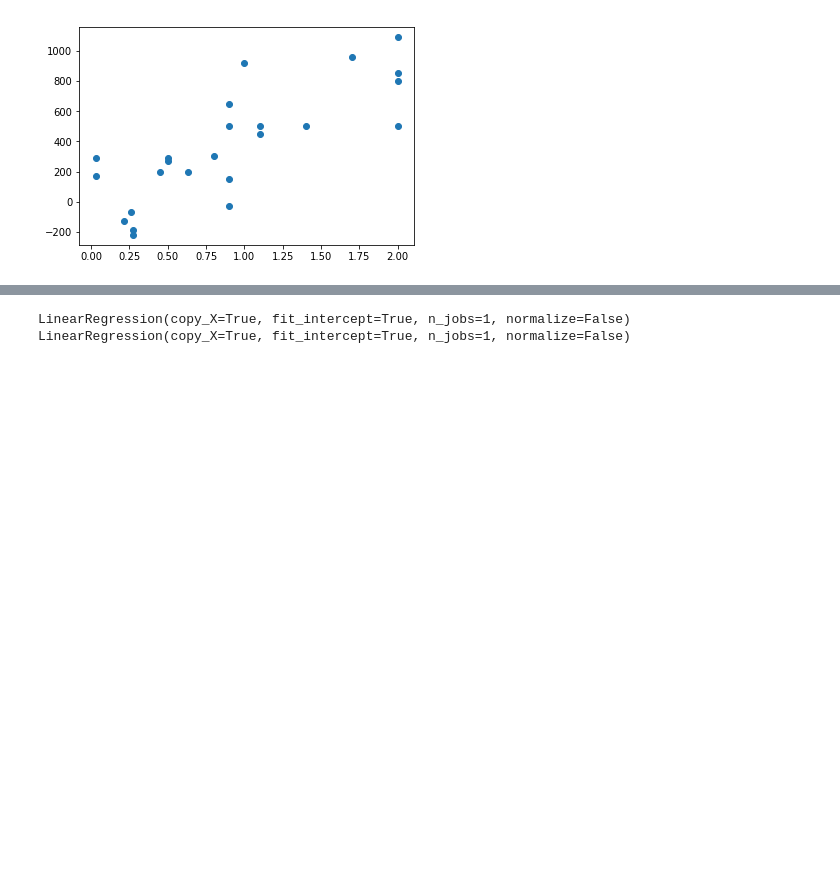
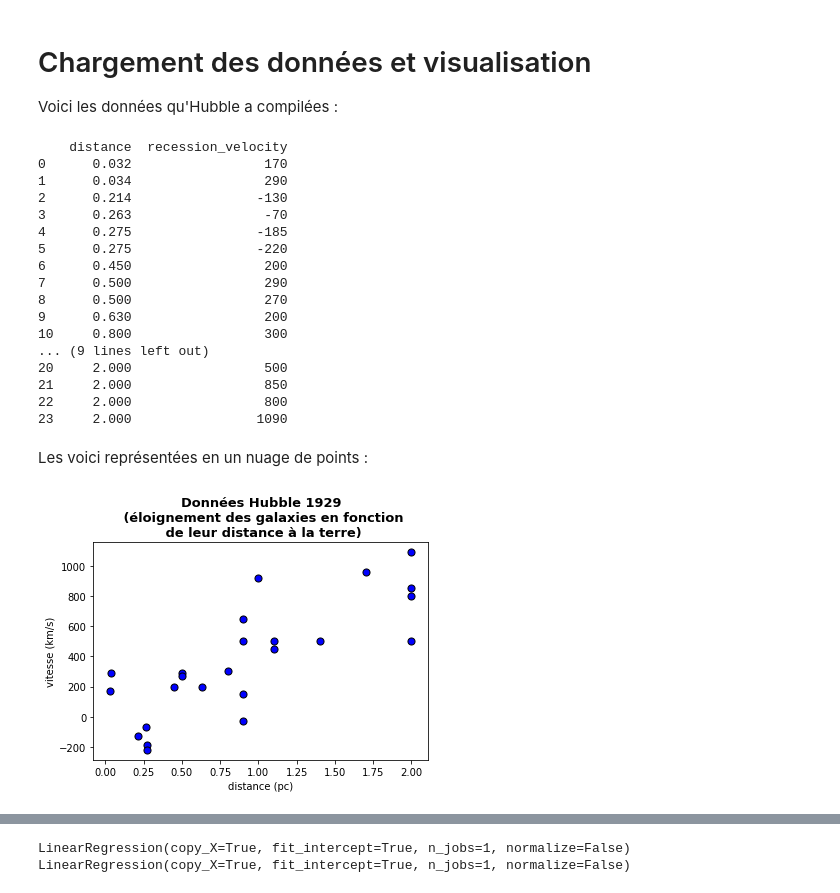
Before and after one commit to SmellyArmure/04-Jupyter, a Jupyter notebook: Exo_RegLineaire.ipynb, the cells around one changed output, grey strips where cells are left out. Cells and saved outputs as stored; diff of their text form; code cells hidden in the pictures; blank space fills up the shorter version.

Commit message:
ajouté une méthode pour mettre les données dans l'ordre (notebook Graphes) et commencé à commenter l'exercice sur la régression linéaire en scienkit-learn.

```diff
--- a/Exo_RegLineaire.ipynb
+++ b/Exo_RegLineaire.ipynb
@@ -6,11 +6,41 @@ import pandas as pd
 
 from sklearn import datasets, linear_model
 from sklearn.metrics import mean_squared_error, r2_score
+# %% [markdown]
+# Chargement des données et visualisation
+
+Voici les données qu'Hubble a compilées :
 # %%
 hubble_df = pd.read_csv("hubble_data.csv") # charge les données du fichier Hubble.csv
-x = hubble_df["distance"]
-y = hubble_df["recession_velocity"]
-#print(hubble_df)
-plot = plt.scatter(x,y)
+print(hubble_df)
 # %% [output]
-[figure, removed]
+    distance  recession_velocity
+0      0.032                 170
+1      0.034                 290
+2      0.214                -130
+3      0.263                 -70
+4      0.275                -185
+5      0.275                -220
+6      0.450                 200
+7      0.500                 290
+8      0.500                 270
+9      0.630                 200
+10     0.800                 300
+... (9 lines left out)
+20     2.000                 500
+21     2.000                 850
+22     2.000                 800
+23     2.000                1090
+# %% [markdown]
+Les voici représentées en un nuage de points :
+# %%
+plt.title("Données Hubble 1929\n (éloignement des galaxies en fonction\n \
+de leur distance à la terre)",fontweight="bold",fontsize=13)
+plt.xlabel("distance (pc)")
+plt.ylabel("vitesse (km/s)")
+x = np.array(hubble_df["distance"].values)
+x1 = x[:,np.newaxis]
+y = np.array(hubble_df["recession_velocity"].values)
+plot = plt.scatter(x,y,s=50,color='b',edgecolors='k',)
+# %% [output]
+[figure, added]
```
Also changed, not shown: parts of 3 cells of this notebook, 2 other files.
